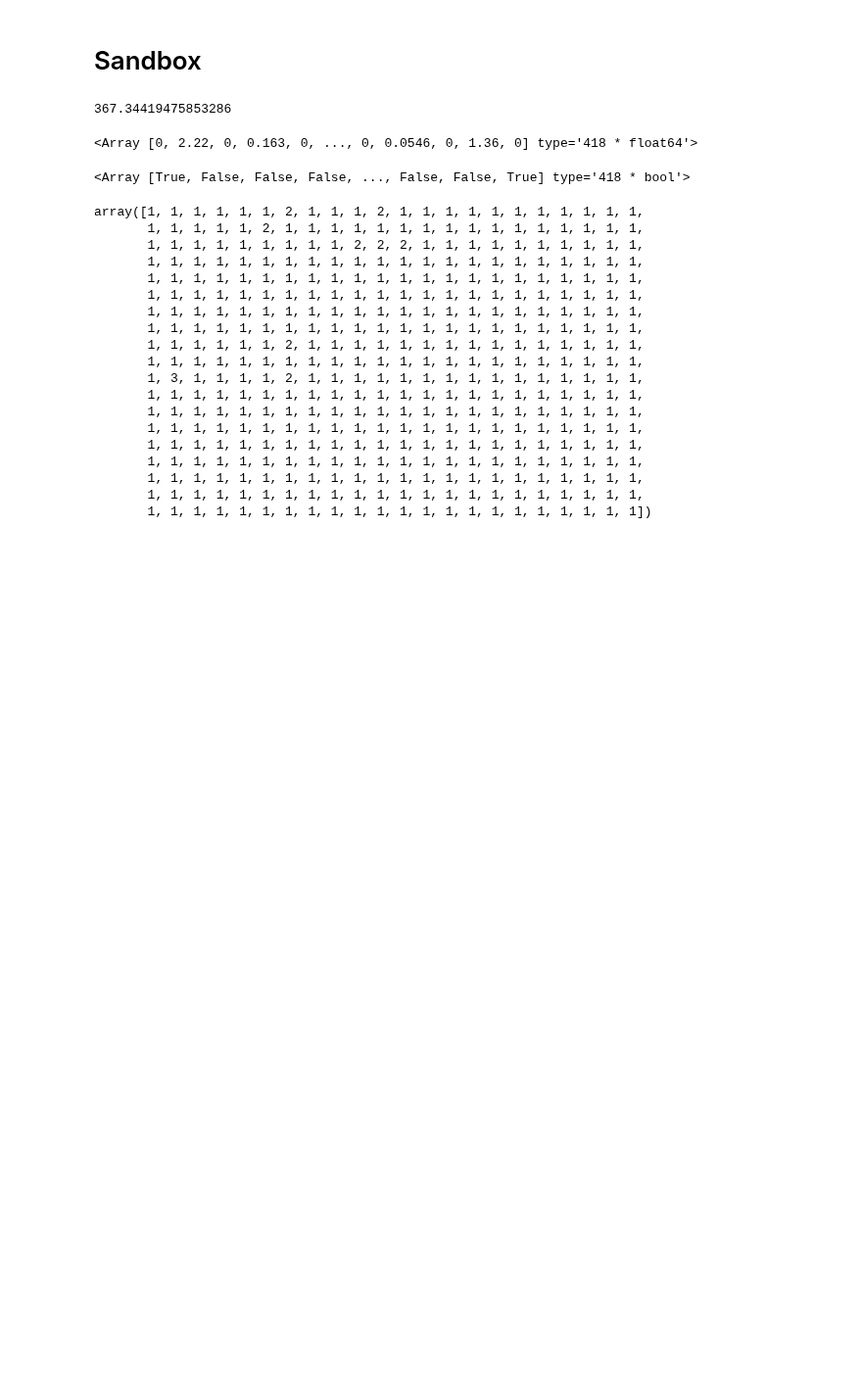
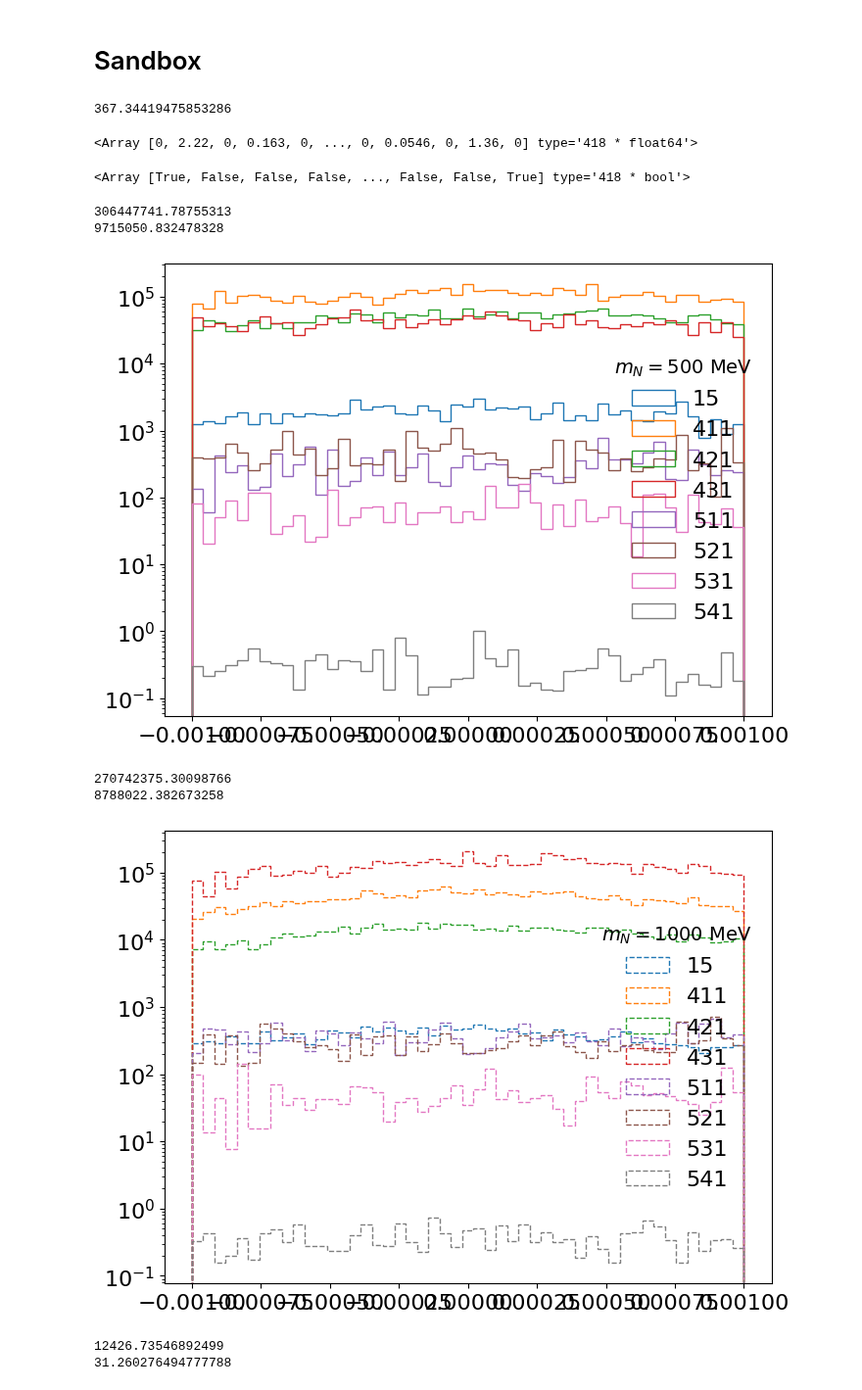
Before and after one commit to nickkamp1/Lake_Geneva_Neutrinos, a Jupyter notebook: SIREN_HNLAnalysis.ipynb, the cells around one changed output. Shown at 98% size. Cells and saved outputs as stored; diff of their text form; code cells hidden in the pictures; blank space fills up the shorter version.

```diff
--- a/SIREN_HNLAnalysis.ipynb
+++ b/SIREN_HNLAnalysis.ipynb
@@ -398,24 +398,25 @@ x.muon0_panel1_hit_mask_survival
 # %% [output]
 <Array [True, False, False, False, ..., False, False, True] type='418 * bool'>
 # %%
-np.array(x.muon0_panel1_hit_mask_survival,dtype=int) + np.array(x.muon0_panel2_hit_mask_survival,dtype=int) + np.array(x.muon0_panel3_hit_mask_survival,dtype=int)
+x = pd.read_csv("/n/holylfs05/LABS/arguelles_delgado_lab/Everyone/nkamp/Geneva/Lake_Geneva_Neutrinos/Data/SIREN/Input/HNL-mu_m_0500_CMS_West.txt")
-# %% [output]
-array([1, 1, 1, 1, 1, 1, 2, 1, 1, 1, 2, 1, 1, 1, 1, 1, 1, 1, 1, 1, 1, 1,
-       1, 1, 1, 1, 1, 2, 1, 1, 1, 1, 1, 1, 1, 1, 1, 1, 1, 1, 1, 1, 1, 1,
-       1, 1, 1, 1, 1, 1, 1, 1, 1, 2, 2, 2, 1, 1, 1, 1, 1, 1, 1, 1, 1, 1,
-       1, 1, 1, 1, 1, 1, 1, 1, 1, 1, 1, 1, 1, 1, 1, 1, 1, 1, 1, 1, 1, 1,
-       1, 1, 1, 1, 1, 1, 1, 1, 1, 1, 1, 1, 1, 1, 1, 1, 1, 1, 1, 1, 1, 1,
-       1, 1, 1, 1, 1, 1, 1, 1, 1, 1, 1, 1, 1, 1, 1, 1, 1, 1, 1, 1, 1, 1,
-       1, 1, 1, 1, 1, 1, 1, 1, 1, 1, 1, 1, 1, 1, 1, 1, 1, 1, 1, 1, 1, 1,
-       1, 1, 1, 1, 1, 1, 1, 1, 1, 1, 1, 1, 1, 1, 1, 1, 1, 1, 1, 1, 1, 1,
-       1, 1, 1, 1, 1, 1, 2, 1, 1, 1, 1, 1, 1, 1, 1, 1, 1, 1, 1, 1, 1, 1,
-       1, 1, 1, 1, 1, 1, 1, 1, 1, 1, 1, 1, 1, 1, 1, 1, 1, 1, 1, 1, 1, 1,
-       1, 3, 1, 1, 1, 1, 2, 1, 1, 1, 1, 1, 1, 1, 1, 1, 1, 1, 1, 1, 1, 1,
-       1, 1, 1, 1, 1, 1, 1, 1, 1, 1, 1, 1, 1, 1, 1, 1, 1, 1, 1, 1, 1, 1,
-       1, 1, 1, 1, 1, 1, 1, 1, 1, 1, 1, 1, 1, 1, 1, 1, 1, 1, 1, 1, 1, 1,
-       1, 1, 1, 1, 1, 1, 1, 1, 1, 1, 1, 1, 1, 1, 1, 1, 1, 1, 1, 1, 1, 1,
-       1, 1, 1, 1, 1, 1, 1, 1, 1, 1, 1, 1, 1, 1, 1, 1, 1, 1, 1, 1, 1, 1,
-       1, 1, 1, 1, 1, 1, 1, 1, 1, 1, 1, 1, 1, 1, 1, 1, 1, 1, 1, 1, 1, 1,
-       1, 1, 1, 1, 1, 1, 1, 1, 1, 1, 1, 1, 1, 1, 1, 1, 1, 1, 1, 1, 1, 1,
-       1, 1, 1, 1, 1, 1, 1, 1, 1, 1, 1, 1, 1, 1, 1, 1, 1, 1, 1, 1, 1, 1,
-       1, 1, 1, 1, 1, 1, 1, 1, 1, 1, 1, 1, 1, 1, 1, 1, 1, 1, 1, 1, 1, 1])
+# %%
+for mass,linestyle in zip(["0500","1000","5000"],["-","--",":"]):
+    x = pd.read_csv("/n/holylfs05/LABS/arguelles_delgado_lab/Everyone/nkamp/Geneva/Lake_Geneva_Neutrinos/Data/SIREN/Input/HNL-mu_m_%s_CMS_West.txt" % mass)
+    print(sum(x.wgt))
+    x.query("abs(thx)<0.001 & abs(thy)<0.001",inplace=True)
+    print(sum(x.wgt))
+    hpdgs = np.unique(np.abs(x.hPDG))
+    for hpdg in hpdgs:
+        plt.hist(x.thy[np.abs(x.hPDG)==hpdg],bins=np.linspace(-0.001,0.001,50),histtype="step",label=int(hpdg),weights=x.wgt[np.abs(x.hPDG)==hpdg],linestyle=linestyle)
+    plt.semilogy()
+    plt.legend(title=r"$m_N=%d$ MeV" % int(mass))
+    plt.show()
+# %% [output]
+306447741.78755313
+9715050.832478328
+[figure, added]
+270742375.30098766
+8788022.382673258
+[figure, added]
+12426.73546892499
+31.260276494777788
```
Also changed, not shown: parts of 2 cells of this notebook, 5 other files.
